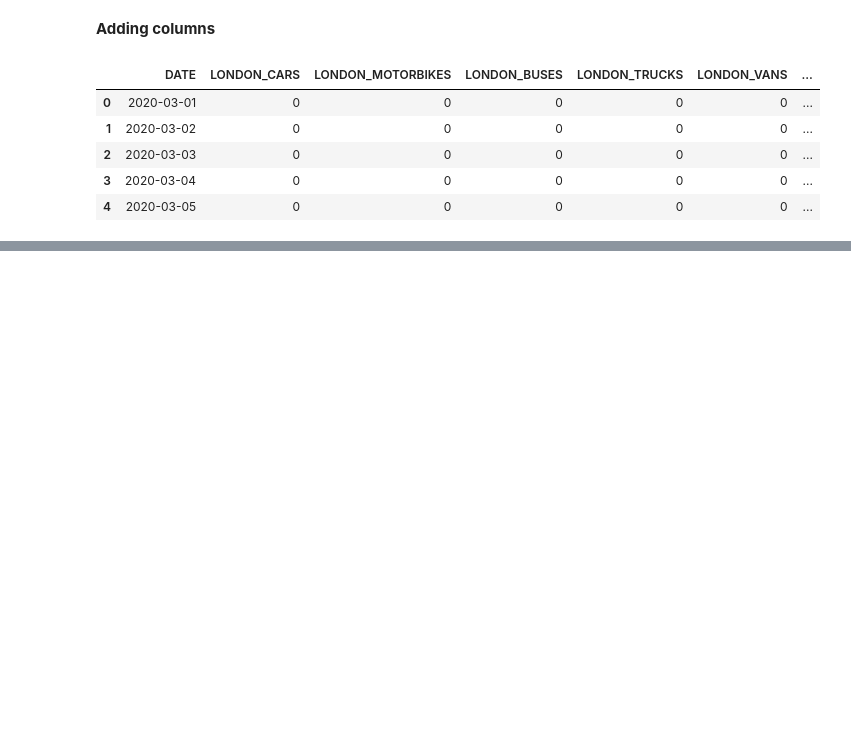
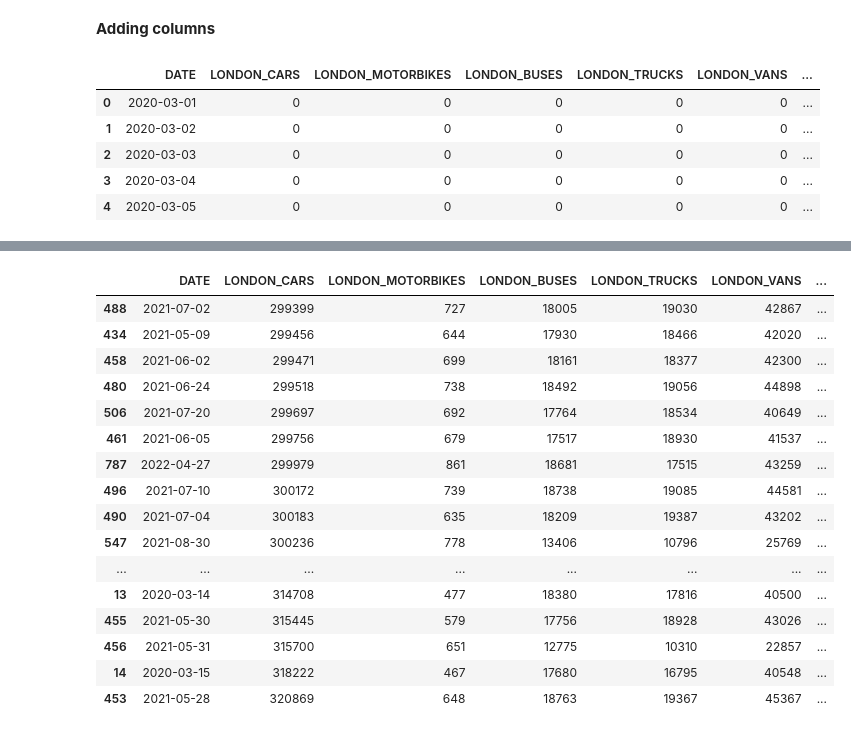
Before and after one commit to ravsheerRSA/Python_Training, a Jupyter notebook: training.ipynb, the cells around one changed output, grey strips where cells are left out. Drawn from its saved outputs; the diff is of its cells as text; code cells hidden in the pictures; blank space fills up the shorter version.

```diff
--- a/training.ipynb
+++ b/training.ipynb
@@ -254,3 +254,16 @@ df.head()
 | 2 | 2020-03-03 | 0 | 0 | 0 | 0 | 0 | ... |
 | 3 | 2020-03-04 | 0 | 0 | 0 | 0 | 0 | ... |
 | 4 | 2020-03-05 | 0 | 0 | 0 | 0 | 0 | ... |
+# %%
+df['YEAR'] = df['DATE'].dt.year ##extract year from datetime
+
+## Question
+
+## a) Create a month column
+## b) Create a day column
+## c) Create a month name column
+## d) drop the month column from a).
+# %%
+df['MONTH_2'] = df['DATE'].dt.month_name()
+
+df.head()
@@ -277,0 +289,27 @@ Index(['DATE', 'LONDON_CARS', 'LONDON_MOTORBIKES', 'LONDON_BUSES',
+# %%
+large_ldn_cards = df.nlargest(50, 'LONDON_CARS') ## gets 5 largest values of London Cars and stores this in df named 'large_ldn_cards
+
+large_ldn_cards.sort_values(by ='LONDON_CARS', ascending = True) ## sorts the values in ascending
+
+
+## Question
+
+## a) extract date and LONDON_MOTORBIKES only showing the top 10 values in descending order
+# %% [output]
+|  | DATE | LONDON_CARS | LONDON_MOTORBIKES | LONDON_BUSES | LONDON_TRUCKS | LONDON_VANS | ... |
+| 488 | 2021-07-02 | 299399 | 727 | 18005 | 19030 | 42867 | ... |
+| 434 | 2021-05-09 | 299456 | 644 | 17930 | 18466 | 42020 | ... |
+| 458 | 2021-06-02 | 299471 | 699 | 18161 | 18377 | 42300 | ... |
+| 480 | 2021-06-24 | 299518 | 738 | 18492 | 19056 | 44898 | ... |
+| 506 | 2021-07-20 | 299697 | 692 | 17764 | 18534 | 40649 | ... |
+| 461 | 2021-06-05 | 299756 | 679 | 17517 | 18930 | 41537 | ... |
+| 787 | 2022-04-27 | 299979 | 861 | 18681 | 17515 | 43259 | ... |
+| 496 | 2021-07-10 | 300172 | 739 | 18738 | 19085 | 44581 | ... |
+| 490 | 2021-07-04 | 300183 | 635 | 18209 | 19387 | 43202 | ... |
+| 547 | 2021-08-30 | 300236 | 778 | 13406 | 10796 | 25769 | ... |
+| ... | ... | ... | ... | ... | ... | ... | ... |
+| 13 | 2020-03-14 | 314708 | 477 | 18380 | 17816 | 40500 | ... |
+| 455 | 2021-05-30 | 315445 | 579 | 17756 | 18928 | 43026 | ... |
+| 456 | 2021-05-31 | 315700 | 651 | 12775 | 10310 | 22857 | ... |
+| 14 | 2020-03-15 | 318222 | 467 | 17680 | 16795 | 40548 | ... |
+| 453 | 2021-05-28 | 320869 | 648 | 18763 | 19367 | 45367 | ... |
```
Also changed, not shown: parts of 3 cells of this notebook.
